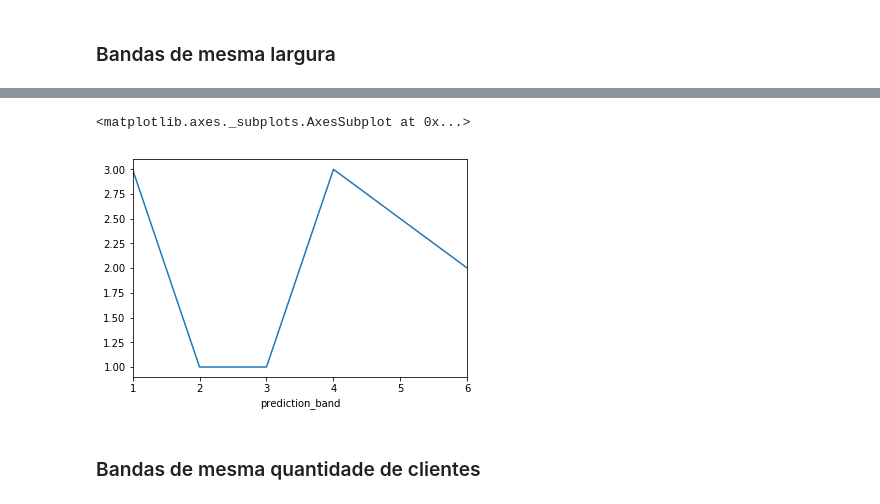
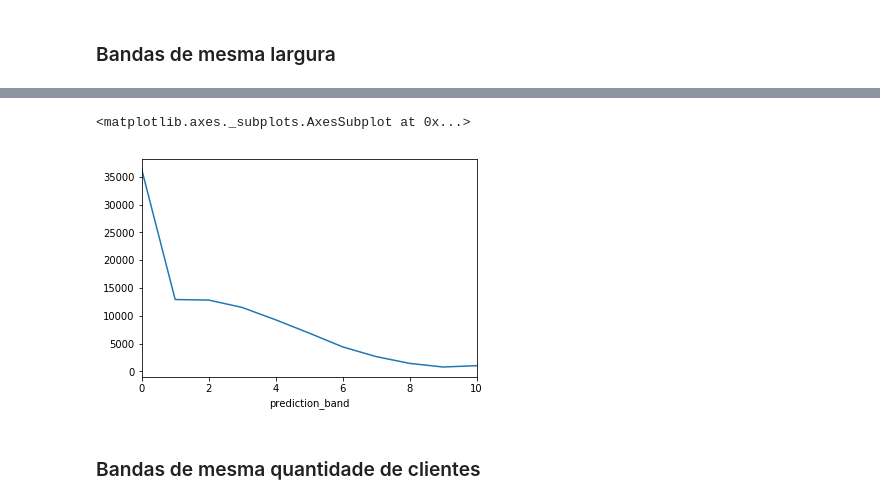
Before and after one commit to nubank/diversidados-curso-ds, a Jupyter notebook: intermediario/Aula 5/decison-making-examples.ipynb, the cells around one changed output, grey strips where cells are left out. Drawn from its saved outputs; the diff is of its cells as text; code cells hidden in the pictures.

Commit message:
mock example with simulated data

```diff
--- a/intermediario/Aula 5/decison-making-examples.ipynb
+++ b/intermediario/Aula 5/decison-making-examples.ipynb
@@ -34,0 +29,13 @@ df
+# %%
+scores = np.where(target,
+                  np.maximum(np.minimum(np.random.normal(0.6, 0.5, num_of_samples), 1.0), 0.0),
+                  np.maximum(np.minimum(np.random.normal(0.2, 0.3, num_of_samples), 1.0), 0.0))
+# %%
+df = pd.DataFrame(
+    {"amount": transaction_amount,
+     "international_purchase": international_purchase,
+     "is_fraud": target,
+      "score": scores}
+)
+
+df
@@ -35,6 +85,7 @@ df
 # %%
-review_fraud_cost = 1.0
+review_fraud_cost = 8.0
 interchange_revenue = 0.015
-target_col = "target"
-prediction_col = "prediction"
-amount_col = "transaction_amount"
+target_col = "is_fraud"
+prediction_col = "score"
+amount_col = "amount"
+blocked_col = "blocked"
@@ -206,6 +325,6 @@ dtype: float64
 ### Bandas de mesma largura
 # %%
 band_size = 0.1
-binned_df = df.assign(prediction_band = lambda df: np.floor(df.prediction / band_size))
+binned_df = df.assign(prediction_band = lambda df: np.floor(df[prediction_col] / band_size))
 binned_df
 # %% [output]
@@ -223,8 +349,8 @@ binned_df
 # %%
-binned_df.groupby("prediction_band").count().cliente.plot()
+binned_df.groupby("prediction_band").count().amount.plot()
 # %% [output]
 <matplotlib.axes._subplots.AxesSubplot at 0x...>
-[figure, old version]
+[figure, new version]
 # %% [markdown]
 ### Bandas de mesma quantidade de clientes
 # %%
```
Also changed, not shown: parts of 41 cells of this notebook.
